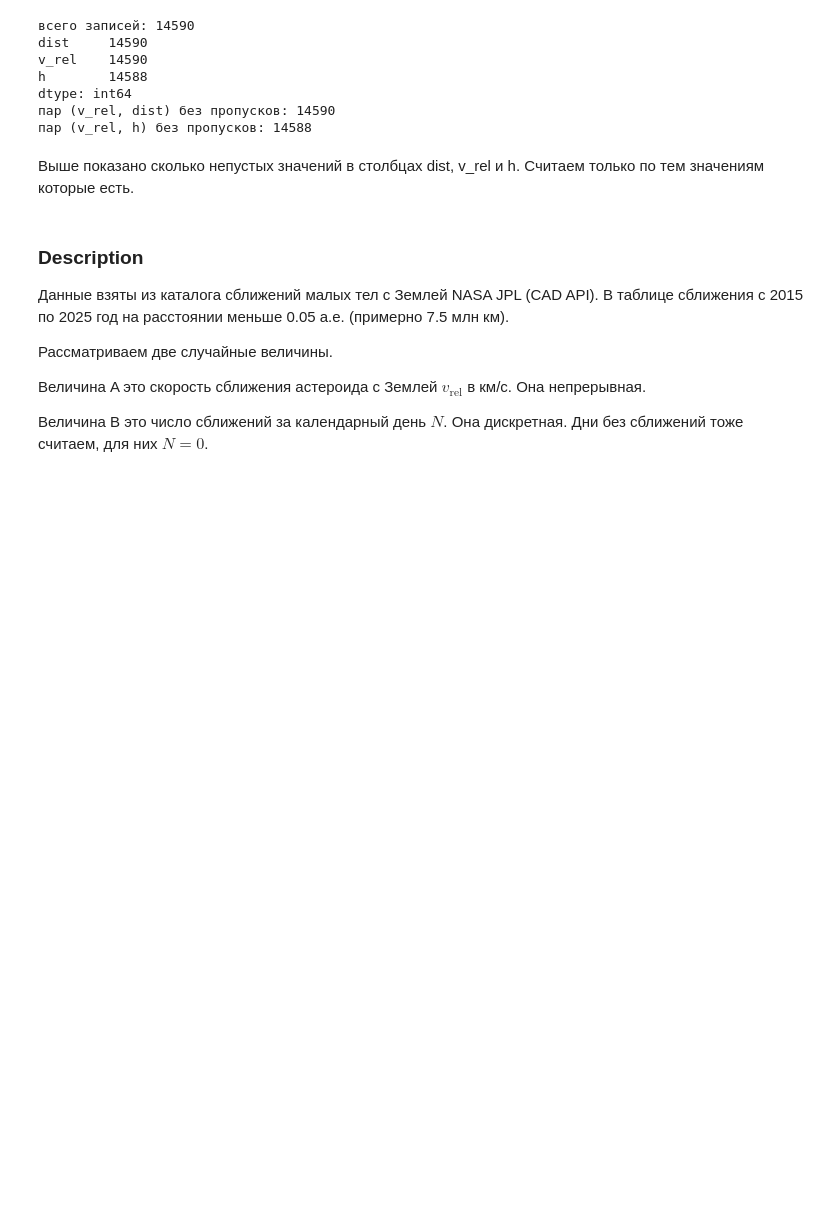
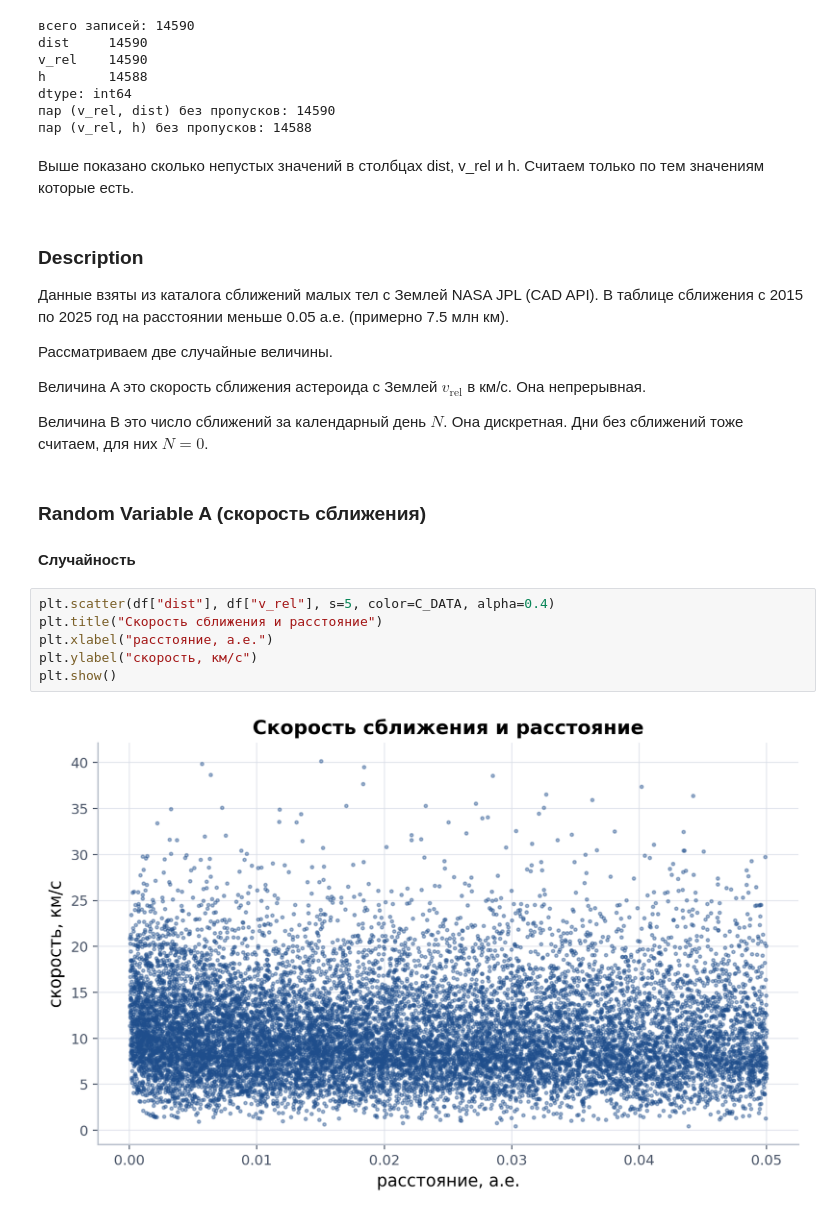
Before and after one commit to kotok9/app-stat-lab01, a Jupyter notebook: lab01_asteroids.ipynb, the cells around one changed output. Drawn from its saved outputs; the diff is of its cells as text; blank space fills up the shorter version.

```diff
--- a/lab01_asteroids.ipynb
+++ b/lab01_asteroids.ipynb
@@ -120,3 +120,15 @@ dtype: int64
 Величина A это скорость сближения астероида с Землей $v_{\mathrm{rel}}$ в км/с. Она непрерывная.
 
 Величина B это число сближений за календарный день $N$. Она дискретная. Дни без сближений тоже считаем, для них $N=0$.
+# %% [markdown]
+### Random Variable A (скорость сближения)
+
+#### Случайность
+# %%
+plt.scatter(df["dist"], df["v_rel"], s=5, color=C_DATA, alpha=0.4)
+plt.title("Скорость сближения и расстояние")
+plt.xlabel("расстояние, а.е.")
+plt.ylabel("скорость, км/с")
+plt.show()
+# %% [output]
+[figure, added]
```
Also changed, not shown: parts of 5 cells of this notebook.
